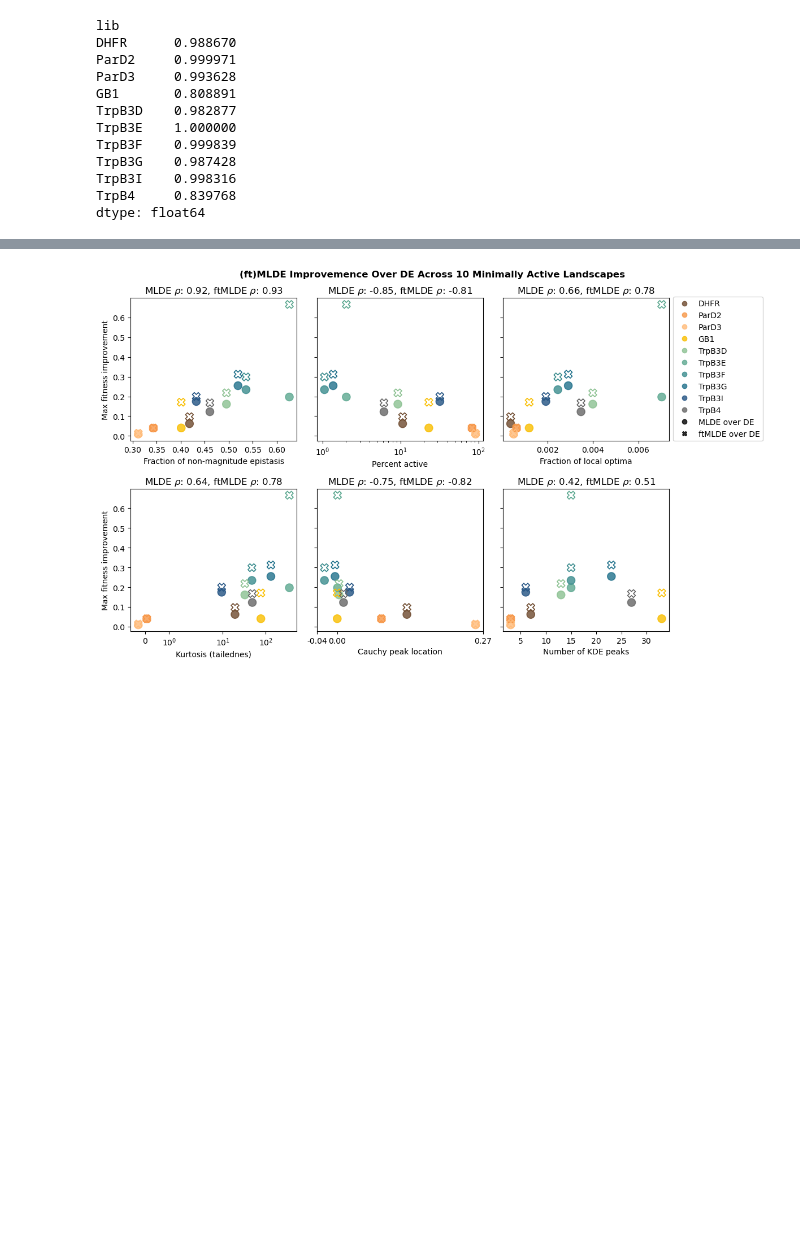
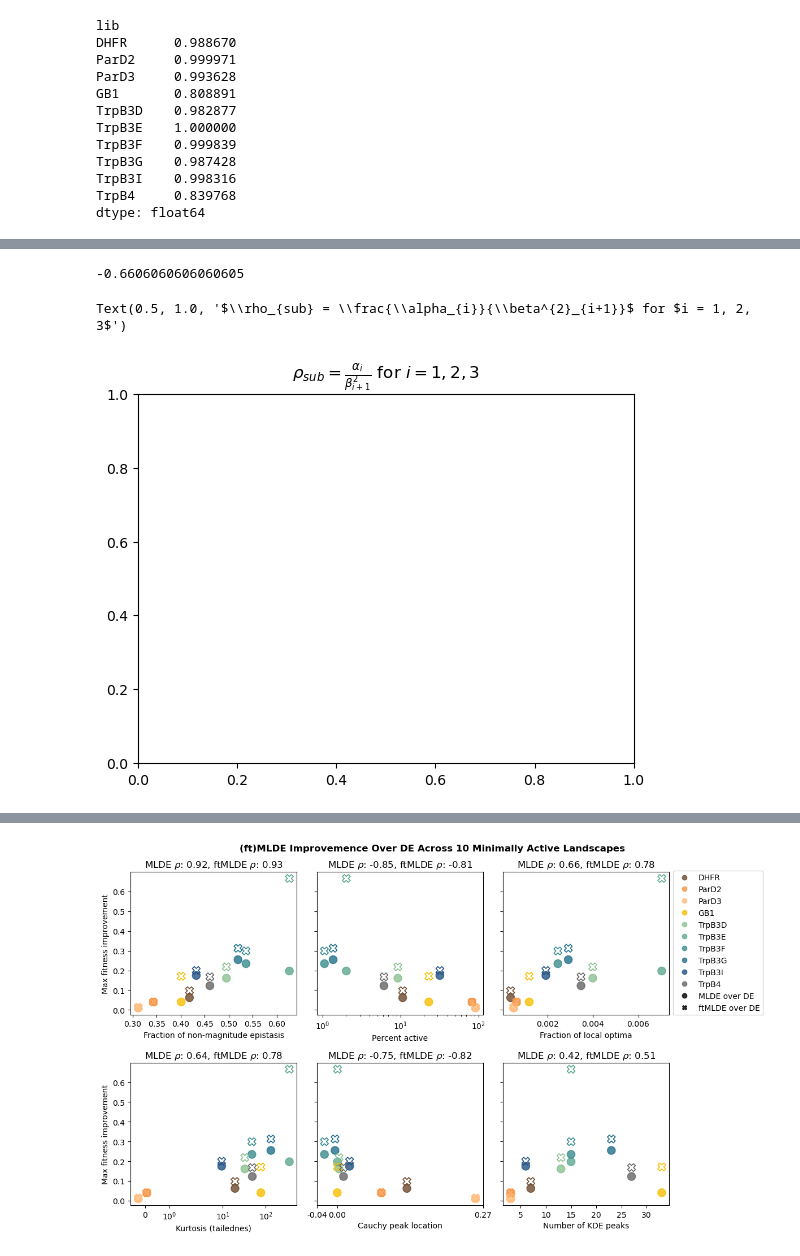
Before and after one commit to fhalab/SSMuLA, a Jupyter notebook: sandbox/plot_simple_corr.ipynb, the cells around one changed output, grey strips where cells are left out. Drawn from its saved outputs; the diff is of its cells as text; code cells hidden in the pictures; blank space fills up the shorter version.

```diff
--- a/sandbox/plot_simple_corr.ipynb
+++ b/sandbox/plot_simple_corr.ipynb
@@ -828,0 +842,9 @@ plt.show()
+# %%
+corr_df[corr_df["descriptor"]=="fraction_non-magnitude"]["single_step_DE_mean_all"].values[0]
+# %% [output]
+-0.6606060606060605
+# %%
+plt.title(r'$\rho_{sub} = \frac{\alpha_{i}}{\beta^{2}_{i+1}}$ for $i = 1, 2, 3$')
+# %% [output]
+Text(0.5, 1.0, '$\\rho_{sub} = \\frac{\\alpha_{i}}{\\beta^{2}_{i+1}}$ for $i = 1, 2, 3$')
+[figure, added]
```
Also changed, not shown: parts of 12 cells of this notebook, 3 other files.
